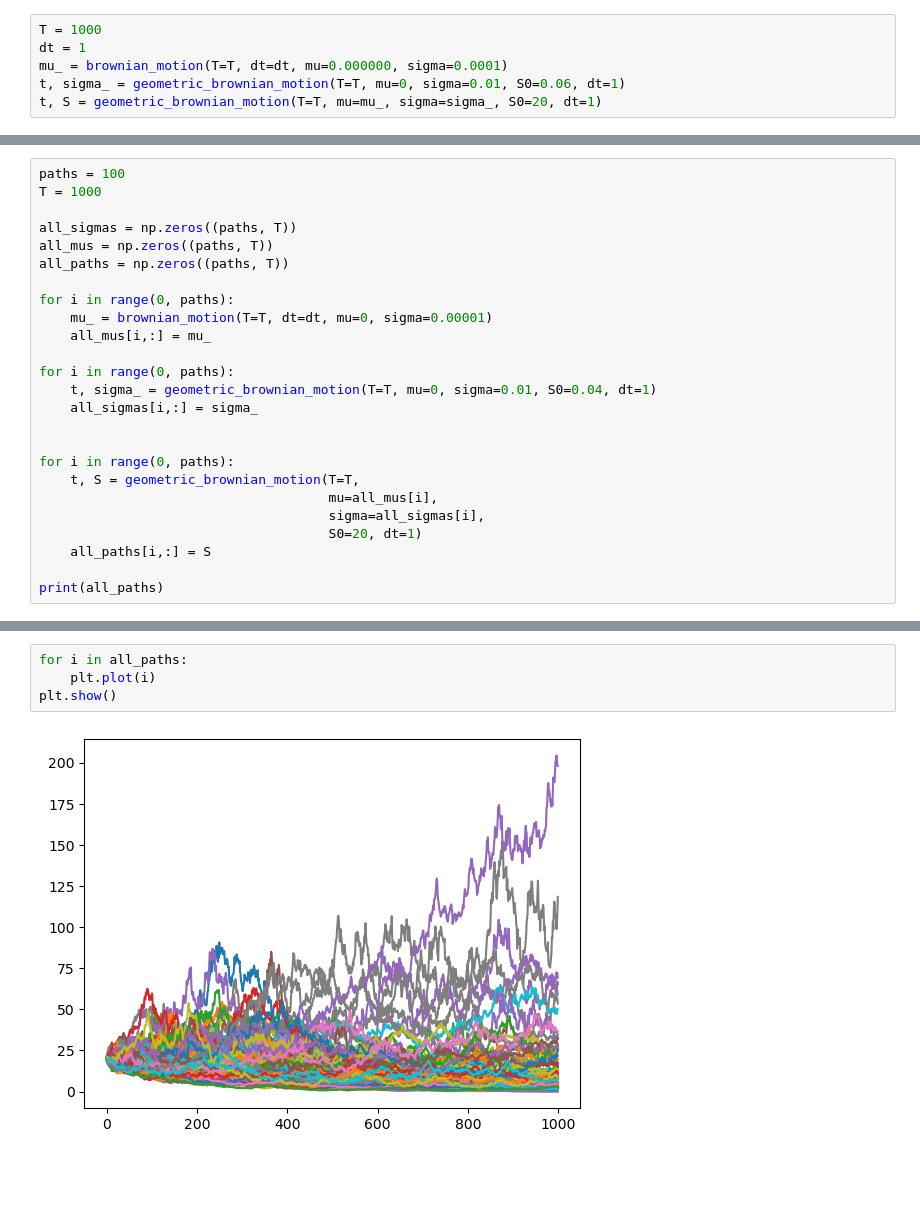
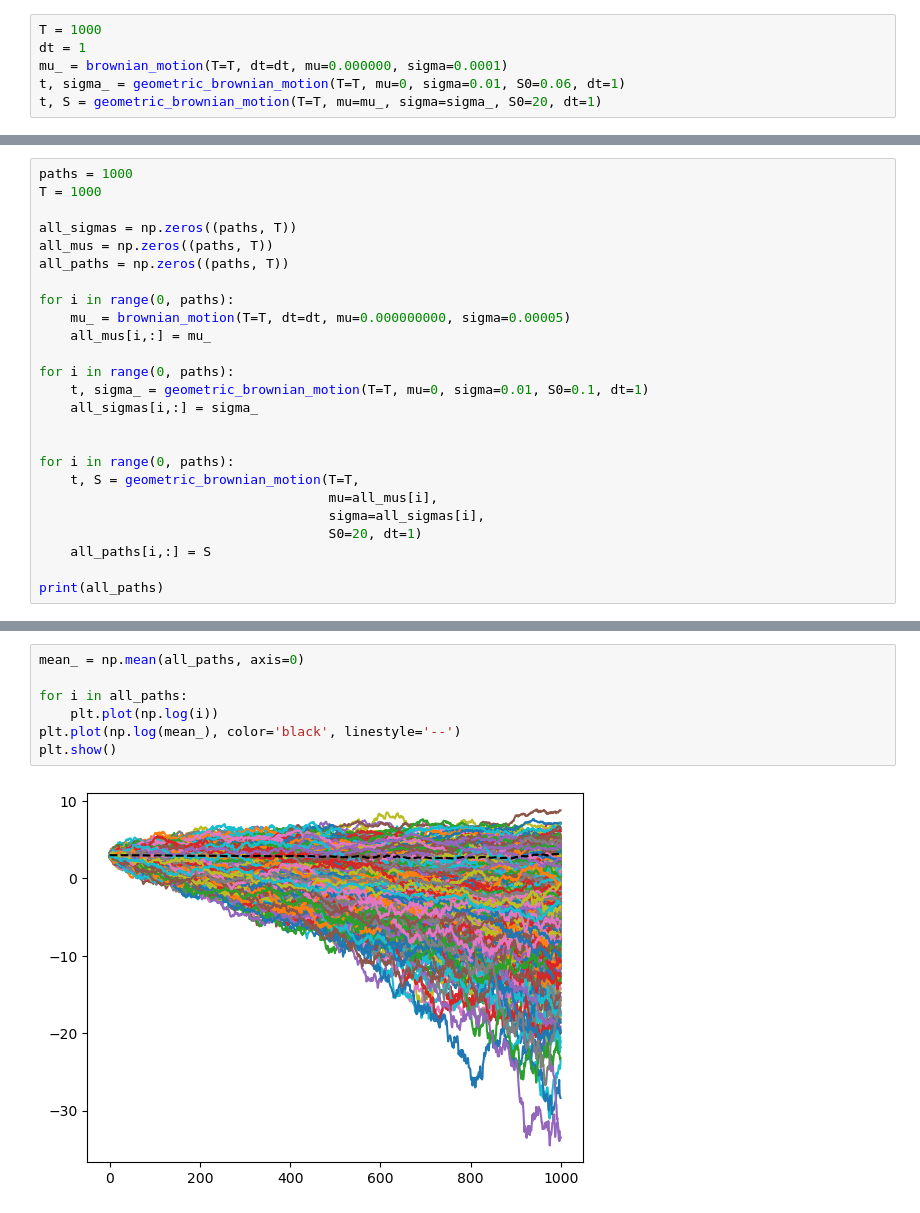
Before and after one commit to cbsither/elo_portfolio_ranking, a Jupyter notebook: notebooks/brownian_motion.ipynb, the cells around one changed output, grey strips where cells are left out. Cells and saved outputs as stored; diff of their text form; blank space fills up the shorter version.

```diff
--- a/notebooks/brownian_motion.ipynb
+++ b/notebooks/brownian_motion.ipynb
@@ -73,5 +73,5 @@ for ax in axs.flat:
 # %%
-paths = 100
+paths = 1000
 T = 1000
 
 all_sigmas = np.zeros((paths, T))
@@ -79,11 +79,11 @@ all_mus = np.zeros((paths, T))
 all_paths = np.zeros((paths, T))
 
 for i in range(0, paths):
-    mu_ = brownian_motion(T=T, dt=dt, mu=0, sigma=0.00001)
+    mu_ = brownian_motion(T=T, dt=dt, mu=0.000000000, sigma=0.00005)
     all_mus[i,:] = mu_
 
 for i in range(0, paths):
-    t, sigma_ = geometric_brownian_motion(T=T, mu=0, sigma=0.01, S0=0.04, dt=1)
+    t, sigma_ = geometric_brownian_motion(T=T, mu=0, sigma=0.01, S0=0.1, dt=1)
     all_sigmas[i,:] = sigma_
 
 
@@ -112,6 +112,9 @@ print(all_paths)
 # %%
+mean_ = np.mean(all_paths, axis=0)
+
 for i in all_paths:
-    plt.plot(i)
+    plt.plot(np.log(i))
+plt.plot(np.log(mean_), color='black', linestyle='--')
 plt.show()
 # %% [output]
-[figure, old version]
+[figure, new version]
```
Also changed, not shown: parts of 4 cells of this notebook, 3 other files.
